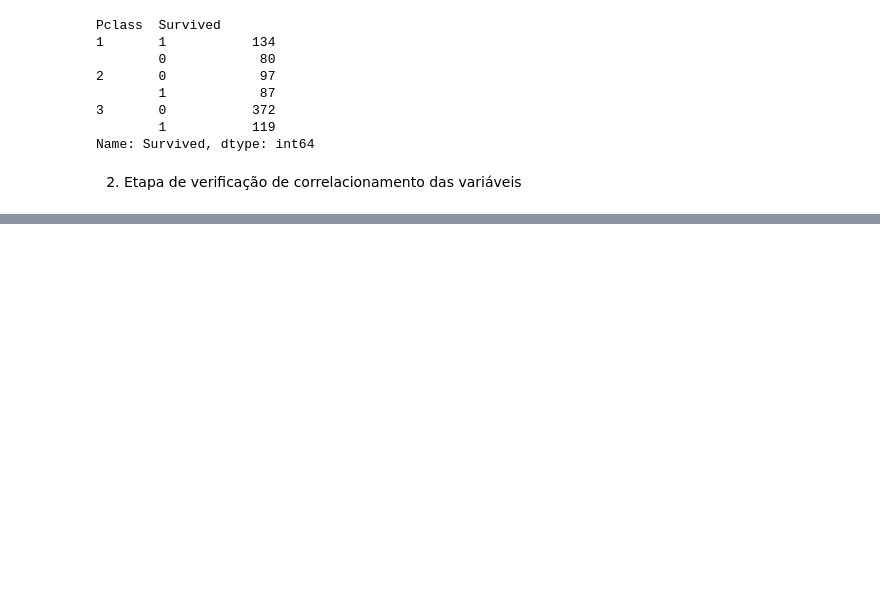
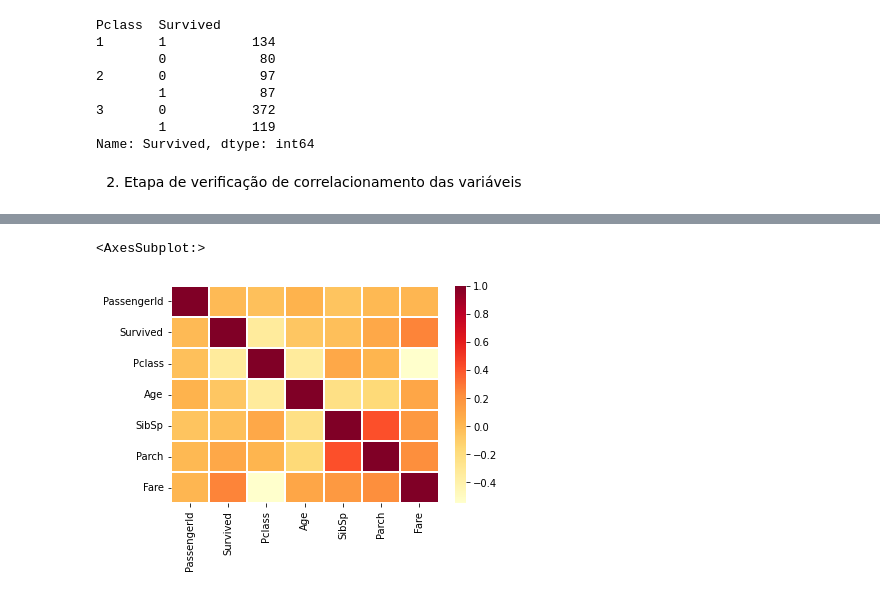
Before and after one commit to PatrickVieira1/Titanic-Kaggle, a Jupyter notebook: titanic.ipynb, the cells around one changed output, grey strips where cells are left out. Drawn from its saved outputs; the diff is of its cells as text; code cells hidden in the pictures; blank space fills up the shorter version.

Commit message:
Heatmap and final graph analysis

```diff
--- a/titanic.ipynb
+++ b/titanic.ipynb
@@ -78,0 +97,7 @@ train_data.groupby('Sex')['Survived'].value_counts().plot()
+# %%
+corr = train_data.corr(method='pearson')
+
+sns.heatmap(corr, cmap='YlOrRd', linewidths=0.1)
+# %% [output]
+<AxesSubplot:>
+[figure, added]
```
Also changed, not shown: parts of 8 cells of this notebook.
